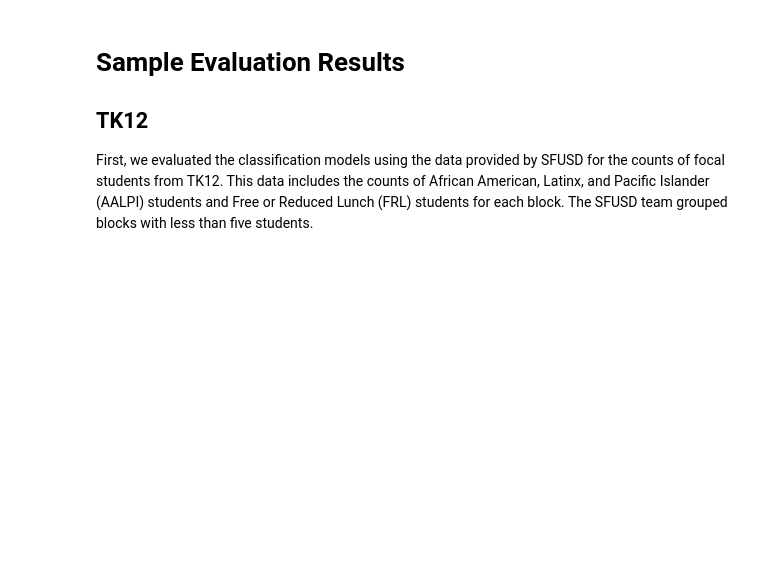
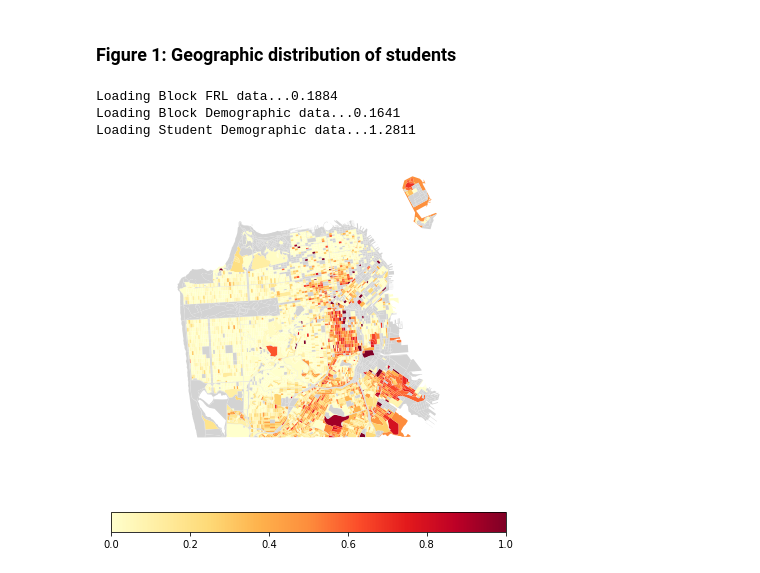
Before and after one commit to 18rberry/Operationalizing-Equity-Tiebreaker-in-SF, a Jupyter notebook: report/sample-evaluation.ipynb, the cells around one changed output. Drawn from its saved outputs; the diff is of its cells as text; code cells hidden in the pictures; blank space fills up the shorter version.

```diff
--- a/report/sample-evaluation.ipynb
+++ b/report/sample-evaluation.ipynb
@@ -77,6 +67,9 @@ We expect the block selection obtained by this method to yield the maximum TPR f
-# %% [markdown]
-# Sample Evaluation Results
-
-## TK12
-
-First, we evaluated the classification models using the data provided by SFUSD for the counts of focal students from TK12. This data includes the counts of African American, Latinx, and Pacific Islander (AALPI) students and Free or Reduced Lunch (FRL) students for each block. The SFUSD team grouped blocks with less than five students.
+# %%
+display(HTML("<h3>Figure 1: Geographic distribution of students</h3>"))
+se['tk5'].heat_map1(column='pctBoth', pct_frl=True, legend=True)
+# %% [output]
+Figure 1: Geographic distribution of students
+Loading Block FRL data...0.1884
+Loading Block Demographic data...0.1641
+Loading Student Demographic data...1.2811
+[figure, added]
```
Also changed, not shown: parts of 13 cells of this notebook, 2 other files.
